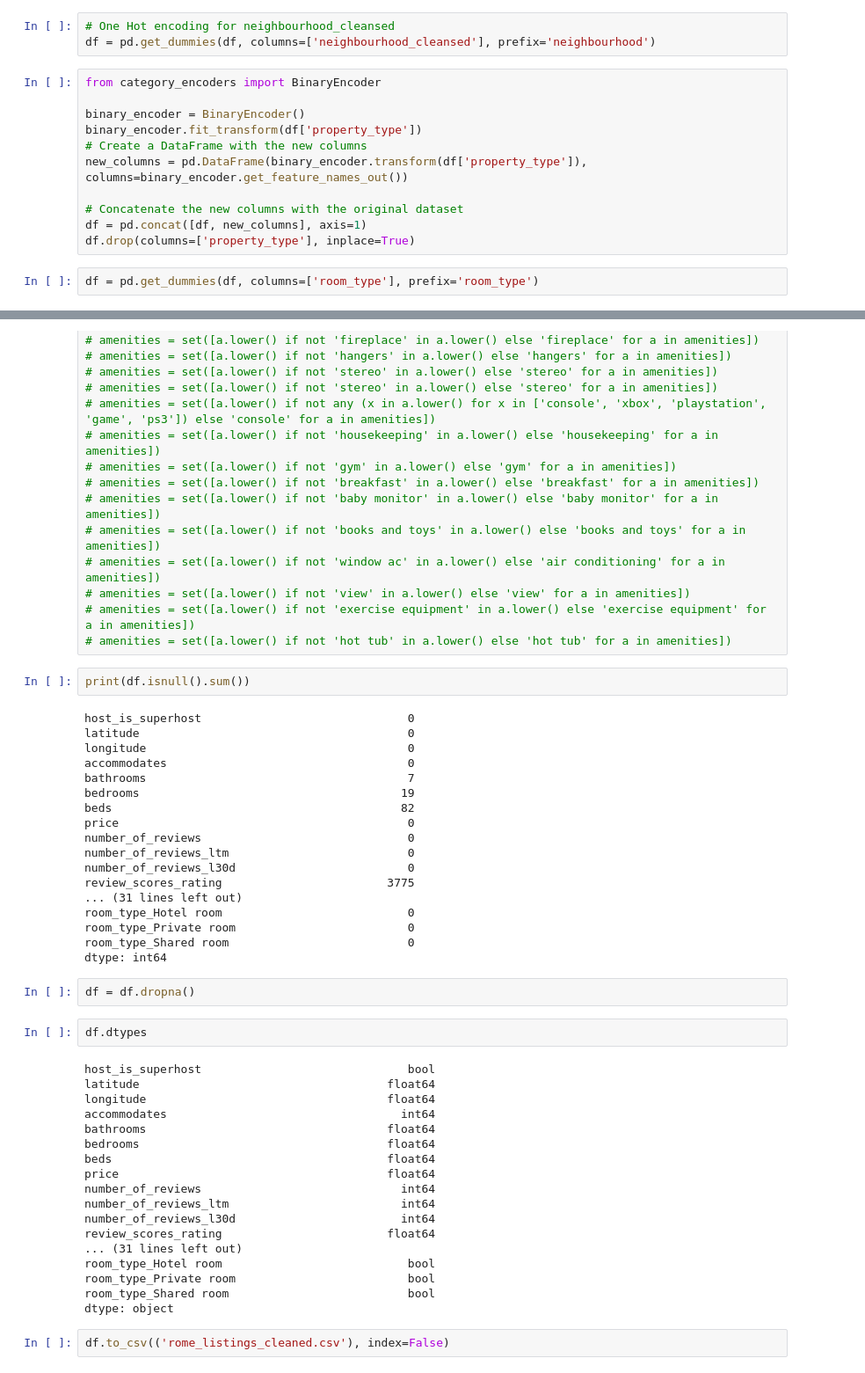
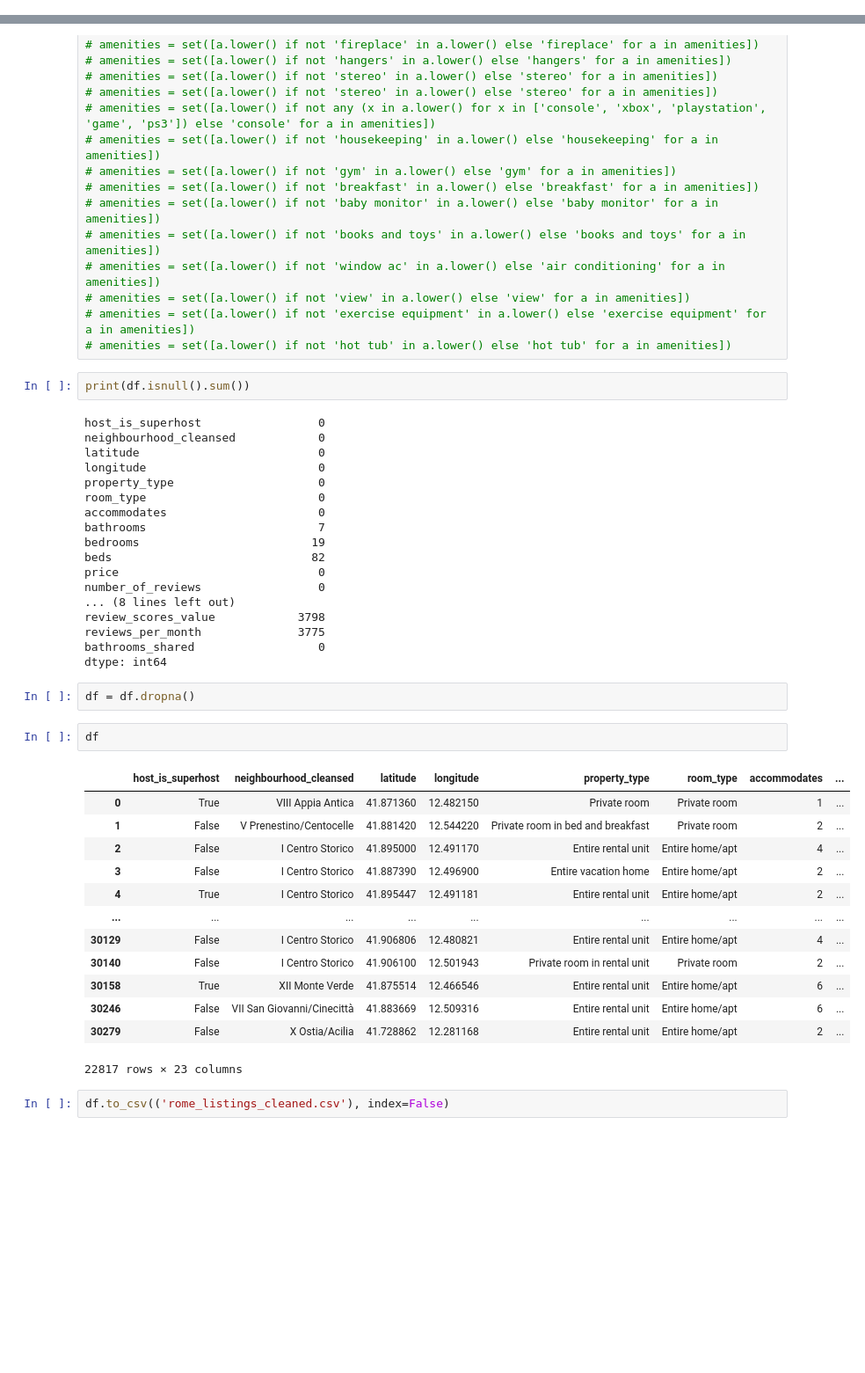
Before and after one commit to LorenzoBonanni/RomeAirbnbAnalysis, a Jupyter notebook: data_cleaning.ipynb, the cells around one changed output, grey strips where cells are left out. Shown at 88% size. Cells and saved outputs as stored; diff of their text form; blank space fills up the shorter version.

```diff
--- a/data_cleaning.ipynb
+++ b/data_cleaning.ipynb
@@ -124,19 +163,3 @@ df["host_is_superhost"] = df["host_is_superhost"].astype(bool)
-# %%
-# One Hot encoding for neighbourhood_cleansed
-df = pd.get_dummies(df, columns=['neighbourhood_cleansed'], prefix='neighbourhood')
-# %%
-from category_encoders import BinaryEncoder
-
-binary_encoder = BinaryEncoder()
-binary_encoder.fit_transform(df['property_type'])
-# Create a DataFrame with the new columns
-new_columns = pd.DataFrame(binary_encoder.transform(df['property_type']), columns=binary_encoder.get_feature_names_out())
-
-# Concatenate the new columns with the original dataset
-df = pd.concat([df, new_columns], axis=1)
-df.drop(columns=['property_type'], inplace=True)
-# %%
-df = pd.get_dummies(df, columns=['room_type'], prefix='room_type')
 # %%
 # TODO exploratory data analysis
 # TODO feature selection / engineering
@@ -193,44 +216,40 @@ df = pd.get_dummies(df, columns=['room_type'], prefix='room_type')
 # %%
 print(df.isnull().sum())
 # %% [output]
-host_is_superhost                              0
-latitude                                       0
-longitude                                      0
-accommodates                                   0
-bathrooms                                      7
-bedrooms                                      19
-beds                                          82
-price                                          0
-number_of_reviews                              0
-number_of_reviews_ltm                          0
-number_of_reviews_l30d                         0
-review_scores_rating                        3775
-... (31 lines left out)
-room_type_Hotel room                           0
-room_type_Private room                         0
-room_type_Shared room                          0
+host_is_superhost                 0
+neighbourhood_cleansed            0
+latitude                          0
+longitude                         0
+property_type                     0
+room_type                         0
+accommodates                      0
+bathrooms                         7
+bedrooms                         19
+beds                             82
+price                             0
+number_of_reviews                 0
+... (8 lines left out)
+review_scores_value            3798
+reviews_per_month              3775
+bathrooms_shared                  0
 dtype: int64
 # %%
 df = df.dropna()
 # %%
-df.dtypes
+df
 # %% [output]
+|  | host_is_superhost | neighbourhood_cleansed | latitude | longitude | property_type | room_type | accommodates | ... |
+| 0 | True | VIII Appia Antica | 41.871360 | 12.482150 | Private room | Private room | 1 | ... |
+| 1 | False | V Prenestino/Centocelle | 41.881420 | 12.544220 | Private room in bed and breakfast | Private room | 2 | ... |
+| 2 | False | I Centro Storico | 41.895000 | 12.491170 | Entire rental unit | Entire home/apt | 4 | ... |
+| 3 | False | I Centro Storico | 41.887390 | 12.496900 | Entire vacation home | Entire home/apt | 2 | ... |
+| 4 | True | I Centro Storico | 41.895447 | 12.491181 | Entire rental unit | Entire home/apt | 2 | ... |
+| ... | ... | ... | ... | ... | ... | ... | ... | ... |
+| 30129 | False | I Centro Storico | 41.906806 | 12.480821 | Entire rental unit | Entire home/apt | 4 | ... |
+| 30140 | False | I Centro Storico | 41.906100 | 12.501943 | Private room in rental unit | Private room | 2 | ... |
+| 30158 | True | XII Monte Verde | 41.875514 | 12.466546 | Entire rental unit | Entire home/apt | 6 | ... |
+| 30246 | False | VII San Giovanni/Cinecittà | 41.883669 | 12.509316 | Entire rental unit | Entire home/apt | 6 | ... |
+| 30279 | False | X Ostia/Acilia | 41.728862 | 12.281168 | Entire rental unit | Entire home/apt | 2 | ... |
-host_is_superhost                              bool
-latitude                                    float64
-longitude                                   float64
-accommodates                                  int64
-bathrooms                                   float64
-bedrooms                                    float64
-beds                                        float64
-price                                       float64
-number_of_reviews                             int64
-number_of_reviews_ltm                         int64
-number_of_reviews_l30d                        int64
-review_scores_rating                        float64
-... (31 lines left out)
-room_type_Hotel room                           bool
-room_type_Private room                         bool
-room_type_Shared room                          bool
-dtype: object
+22817 rows × 23 columns
 # %%
 df.to_csv(('rome_listings_cleaned.csv'), index=False)
```
Also changed, not shown: parts of 3 cells of this notebook, 5 other files.
